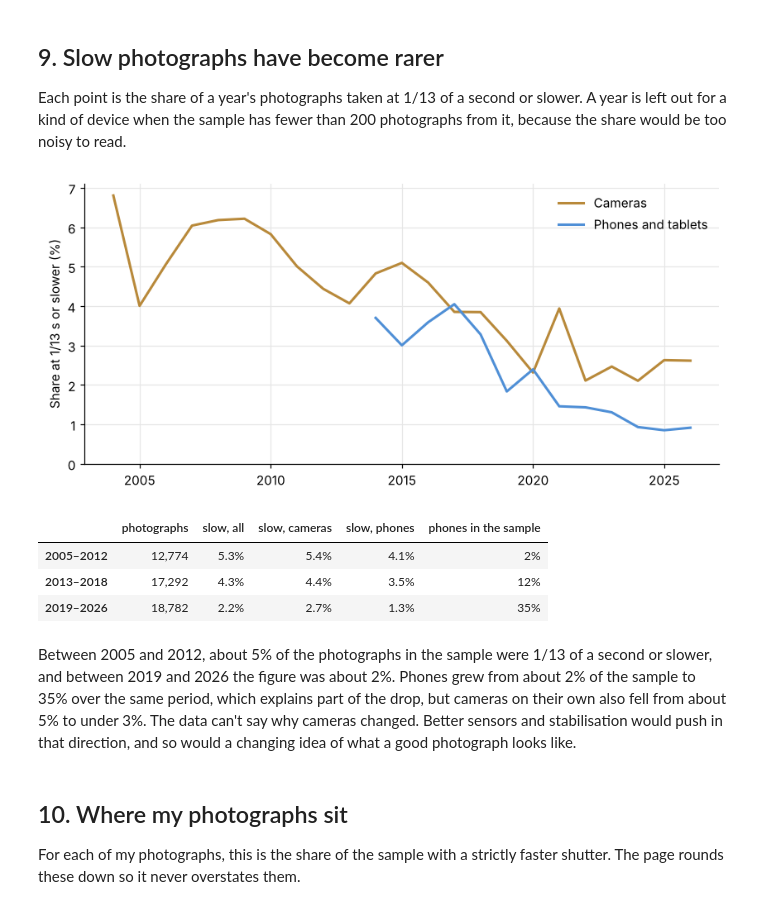
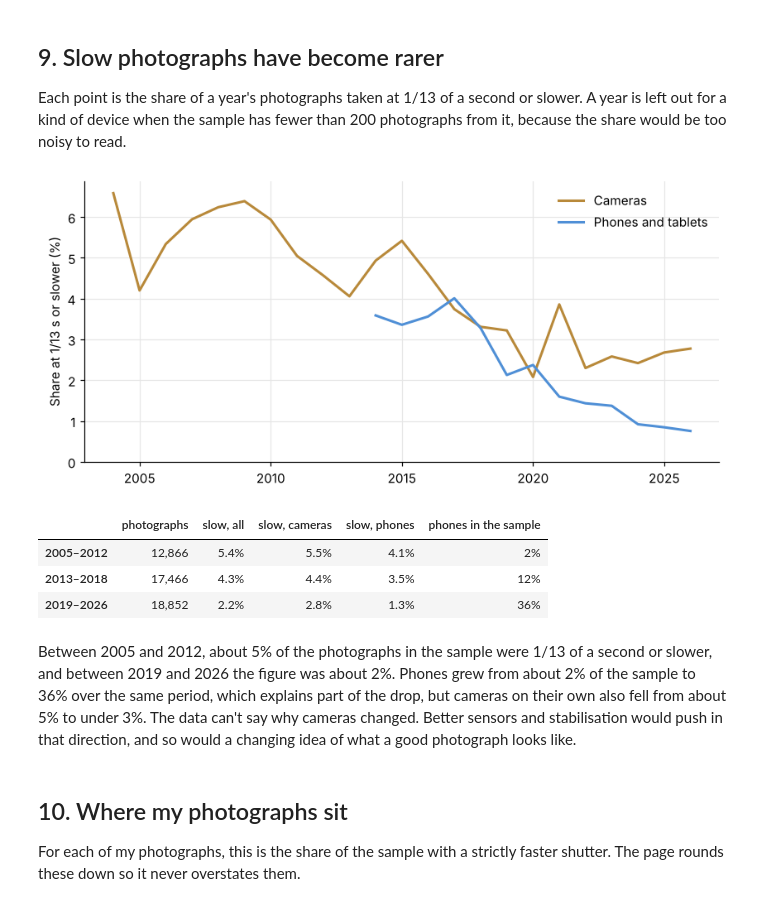
Before and after one commit to acorvin/photography-exposure-times, a Jupyter notebook: notebooks/analysis.ipynb, the cells around one changed output. Cells and saved outputs as stored; diff of their text form; code cells hidden in the pictures.

```diff
--- a/notebooks/analysis.ipynb
+++ b/notebooks/analysis.ipynb
@@ -55,10 +55,11 @@ alex = pd.read_csv(DATA / "alex_photos.csv")
 for frame in (everything, sample):
     frame["year"] = frame["captured"].dt.year
     frame["slow"] = frame["exposure_s"] >= SLOW
-sample["mobile"] = sample["mobile"].astype(str) == "True"
+sample["mobile"] = sample["device"] == "phone"
+sample["camera"] = sample["device"] == "camera"
 sample["ladder"] = sample["ladder"].astype(str) == "True"
 
 print(f"Every plausible record:   {len(everything):>7,}")
-print(f"Final sample:             {len(sample):>7,}  from {sample['artist'].str.strip().nunique():,} authors")
+print(f"Final sample:             {len(sample):>7,}")
 print(f"My photographs:           {len(alex):>7}")
 # %% [output]
@@ -243,7 +254,7 @@ The median photograph lasted 1/200 of a second and nine out of ten were 1/30 or
 
 A shutter dial offers a fixed list of speeds in full and third stops, such as 1/60, 1/80, 1/100 and 1/125. An exposure counts as a dial speed here when it is within 1% of one of those values, from 1/8000 of a second to 30 seconds.
 # %%
-cams, phones = sample[~sample["mobile"]], sample[sample["mobile"]]
+cams, phones = sample[sample["camera"]], sample[sample["mobile"]]
 print(f"Camera exposures on a dial speed: {pct(cams['ladder'].mean())}")
 print(f"Phone exposures on a dial speed:  {pct(phones['ladder'].mean())}")
 
@@ -291,36 +302,36 @@ Each point is the share of a year's photographs taken at 1/13 of a second or slo
 # %%
 def yearly(group):
     g = group.groupby("year")["slow"].agg(["size", "mean"])
     return g[g["size"] >= 200]["mean"]
 
 fig, ax = plt.subplots()
 for group, name, color in ((cams, "Cameras", COLORS["camera"]), (phones, "Phones and tablets", COLORS["phone"])):
     series = yearly(group)
     ax.plot(series.index, series.values * 100, color=color, linewidth=2, label=name)
 ax.set_ylabel("Share at 1/13 s or slower (%)")
 ax.set_ylim(0, None)
 ax.legend(frameon=False)
 plt.show()
 
 periods = {}
 for start, end in ((2005, 2012), (2013, 2018), (2019, 2026)):
     p = sample[sample["year"].between(start, end)]
     periods[f"{start}–{end}"] = {
         "photographs": f"{len(p):,}",
         "slow, all": pct(p["slow"].mean()),
-        "slow, cameras": pct(p.loc[~p["mobile"], "slow"].mean()),
+        "slow, cameras": pct(p.loc[p["camera"], "slow"].mean()),
         "slow, phones": pct(p.loc[p["mobile"], "slow"].mean()),
         "phones in the sample": pct(p["mobile"].mean(), 0),
     }
 pd.DataFrame(periods).T
 # %% [output]
-[figure, old version]
+[figure, new version]
 |  | photographs | slow, all | slow, cameras | slow, phones | phones in the sample |
-| 2005–2012 | 12,774 | 5.3% | 5.4% | 4.1% | 2% |
-| 2013–2018 | 17,292 | 4.3% | 4.4% | 3.5% | 12% |
-| 2019–2026 | 18,782 | 2.2% | 2.7% | 1.3% | 35% |
+| 2005–2012 | 12,866 | 5.4% | 5.5% | 4.1% | 2% |
+| 2013–2018 | 17,466 | 4.3% | 4.4% | 3.5% | 12% |
+| 2019–2026 | 18,852 | 2.2% | 2.8% | 1.3% | 36% |
 # %% [markdown]
-Between 2005 and 2012, about 5% of the photographs in the sample were 1/13 of a second or slower, and between 2019 and 2026 the figure was about 2%. Phones grew from about 2% of the sample to 35% over the same period, which explains part of the drop, but cameras on their own also fell from about 5% to under 3%. The data can't say why cameras changed. Better sensors and stabilisation would push in that direction, and so would a changing idea of what a good photograph looks like.
+Between 2005 and 2012, about 5% of the photographs in the sample were 1/13 of a second or slower, and between 2019 and 2026 the figure was about 2%. Phones grew from about 2% of the sample to 36% over the same period, which explains part of the drop, but cameras on their own also fell from about 5% to under 3%. The data can't say why cameras changed. Better sensors and stabilisation would push in that direction, and so would a changing idea of what a good photograph looks like.
 # %% [markdown]
 ## 10. Where my photographs sit
 
```
Also changed, not shown: parts of 17 cells of this notebook, 9 other files.
